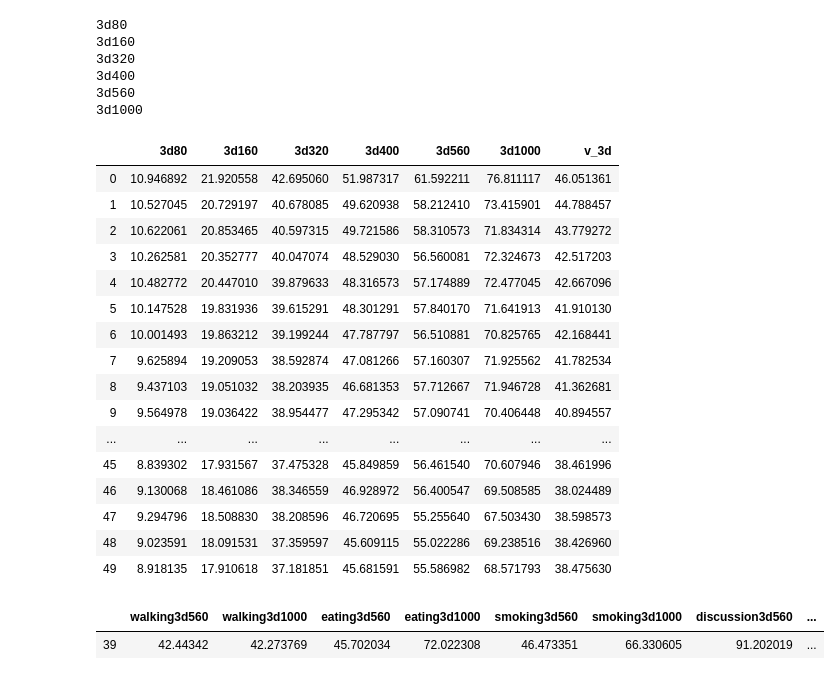
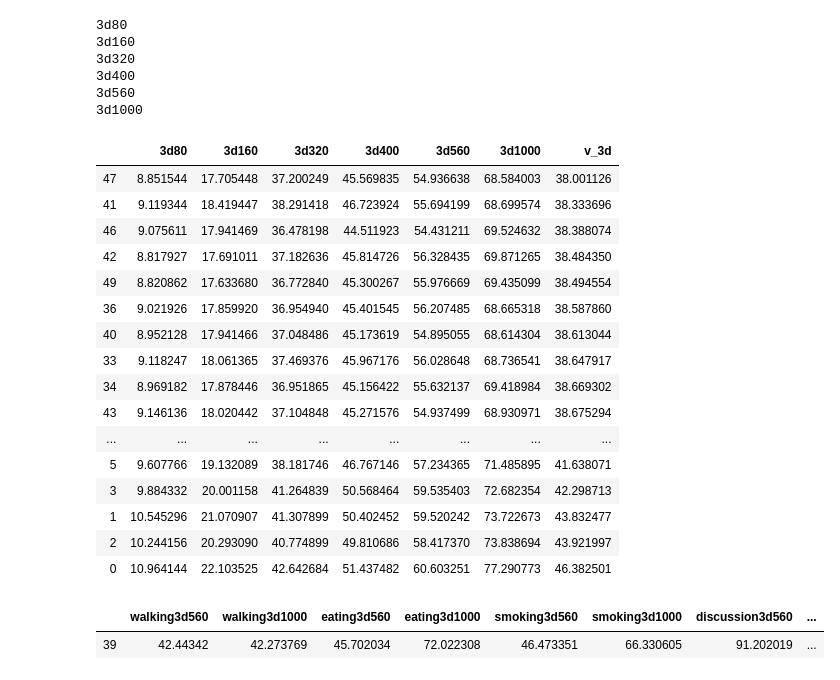
Before and after one commit to tileb1/LearnTrajDep, a Jupyter notebook: Untitled.ipynb, the cells around one changed output. Saved outputs shown, nothing was run; the diff lists cells and outputs as text; code cells hidden in the pictures.

```diff
--- a/Untitled.ipynb
+++ b/Untitled.ipynb
@@ -121,25 +121,25 @@ for key in columns_mapping:
 3d560
 3d1000
 # %%
-df[list(columns_mapping.keys()) + ['v_3d']].sort_index()
+df[list(columns_mapping.keys()) + ['v_3d']]#.sort_index()
 # %% [output]
 |  | 3d80 | 3d160 | 3d320 | 3d400 | 3d560 | 3d1000 | v_3d |
-| 0 | 10.946892 | 21.920558 | 42.695060 | 51.987317 | 61.592211 | 76.811117 | 46.051361 |
-| 1 | 10.527045 | 20.729197 | 40.678085 | 49.620938 | 58.212410 | 73.415901 | 44.788457 |
-| 2 | 10.622061 | 20.853465 | 40.597315 | 49.721586 | 58.310573 | 71.834314 | 43.779272 |
-| 3 | 10.262581 | 20.352777 | 40.047074 | 48.529030 | 56.560081 | 72.324673 | 42.517203 |
-| 4 | 10.482772 | 20.447010 | 39.879633 | 48.316573 | 57.174889 | 72.477045 | 42.667096 |
-| 5 | 10.147528 | 19.831936 | 39.615291 | 48.301291 | 57.840170 | 71.641913 | 41.910130 |
-| 6 | 10.001493 | 19.863212 | 39.199244 | 47.787797 | 56.510881 | 70.825765 | 42.168441 |
-| 7 | 9.625894 | 19.209053 | 38.592874 | 47.081266 | 57.160307 | 71.925562 | 41.782534 |
-| 8 | 9.437103 | 19.051032 | 38.203935 | 46.681353 | 57.712667 | 71.946728 | 41.362681 |
-| 9 | 9.564978 | 19.036422 | 38.954477 | 47.295342 | 57.090741 | 70.406448 | 40.894557 |
+| 47 | 8.851544 | 17.705448 | 37.200249 | 45.569835 | 54.936638 | 68.584003 | 38.001126 |
+| 41 | 9.119344 | 18.419447 | 38.291418 | 46.723924 | 55.694199 | 68.699574 | 38.333696 |
+| 46 | 9.075611 | 17.941469 | 36.478198 | 44.511923 | 54.431211 | 69.524632 | 38.388074 |
+| 42 | 8.817927 | 17.691011 | 37.182636 | 45.814726 | 56.328435 | 69.871265 | 38.484350 |
+| 49 | 8.820862 | 17.633680 | 36.772840 | 45.300267 | 55.976669 | 69.435099 | 38.494554 |
+| 36 | 9.021926 | 17.859920 | 36.954940 | 45.401545 | 56.207485 | 68.665318 | 38.587860 |
+| 40 | 8.952128 | 17.941466 | 37.048486 | 45.173619 | 54.895055 | 68.614304 | 38.613044 |
+| 33 | 9.118247 | 18.061365 | 37.469376 | 45.967176 | 56.028648 | 68.736541 | 38.647917 |
+| 34 | 8.969182 | 17.878446 | 36.951865 | 45.156422 | 55.632137 | 69.418984 | 38.669302 |
+| 43 | 9.146136 | 18.020442 | 37.104848 | 45.271576 | 54.937499 | 68.930971 | 38.675294 |
 | ... | ... | ... | ... | ... | ... | ... | ... |
-| 45 | 8.839302 | 17.931567 | 37.475328 | 45.849859 | 56.461540 | 70.607946 | 38.461996 |
-| 46 | 9.130068 | 18.461086 | 38.346559 | 46.928972 | 56.400547 | 69.508585 | 38.024489 |
-| 47 | 9.294796 | 18.508830 | 38.208596 | 46.720695 | 55.255640 | 67.503430 | 38.598573 |
-| 48 | 9.023591 | 18.091531 | 37.359597 | 45.609115 | 55.022286 | 69.238516 | 38.426960 |
-| 49 | 8.918135 | 17.910618 | 37.181851 | 45.681591 | 55.586982 | 68.571793 | 38.475630 |
+| 5 | 9.607766 | 19.132089 | 38.181746 | 46.767146 | 57.234365 | 71.485895 | 41.638071 |
+| 3 | 9.884332 | 20.001158 | 41.264839 | 50.568464 | 59.535403 | 72.682354 | 42.298713 |
+| 1 | 10.545296 | 21.070907 | 41.307899 | 50.402452 | 59.520242 | 73.722673 | 43.832477 |
+| 2 | 10.244156 | 20.293090 | 40.774899 | 49.810686 | 58.417370 | 73.838694 | 43.921997 |
+| 0 | 10.964144 | 22.103525 | 42.642684 | 51.437482 | 60.603251 | 77.290773 | 46.382501 |
 # %%
 lst1 = ['walking3d1000', 'eating3d1000', 'smoking3d1000', 'discussion3d1000']
 lst2 = [i[:-4]+'560' for i in lst1]
```
Also changed, not shown: 1 other file.
